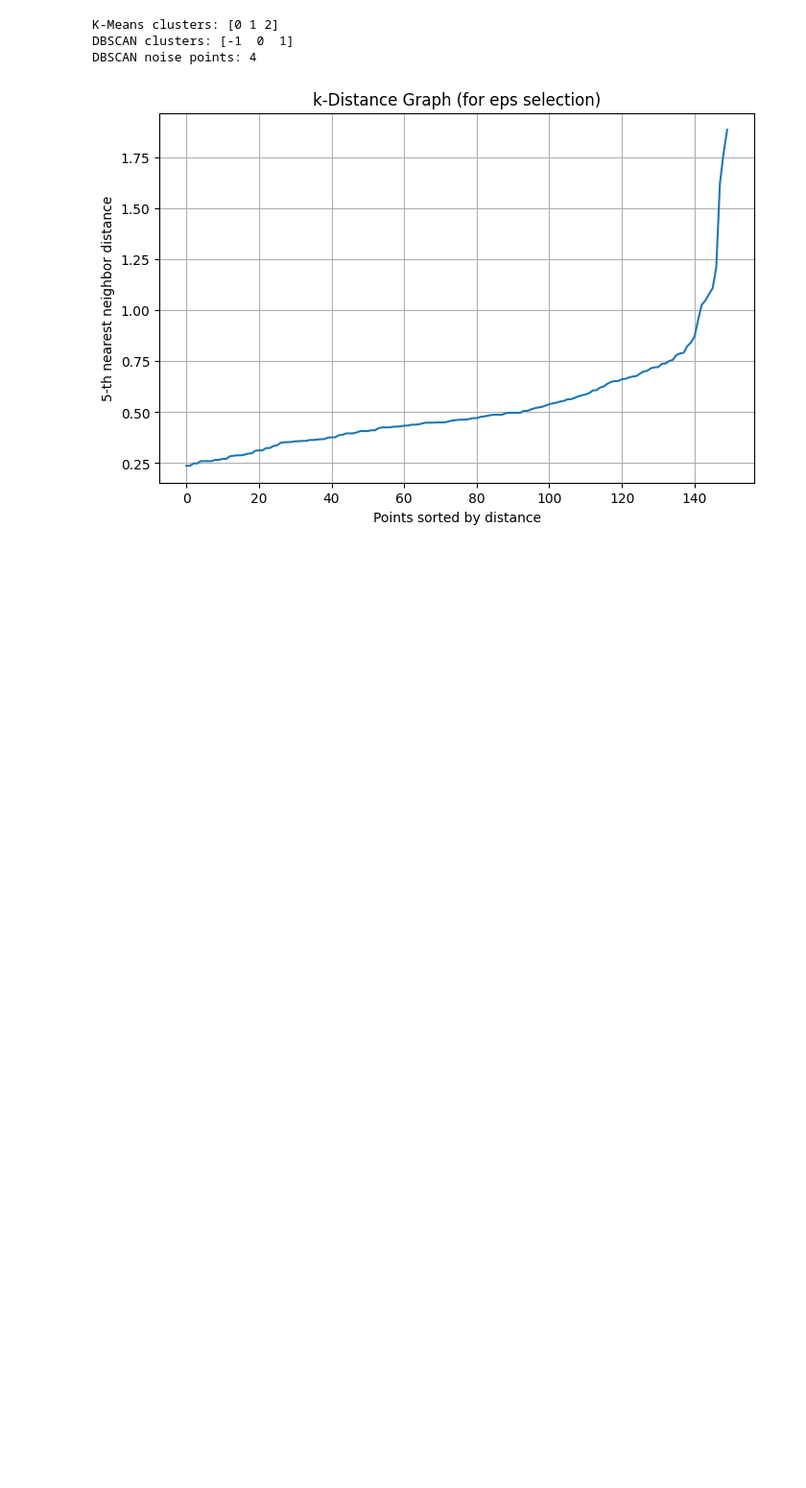
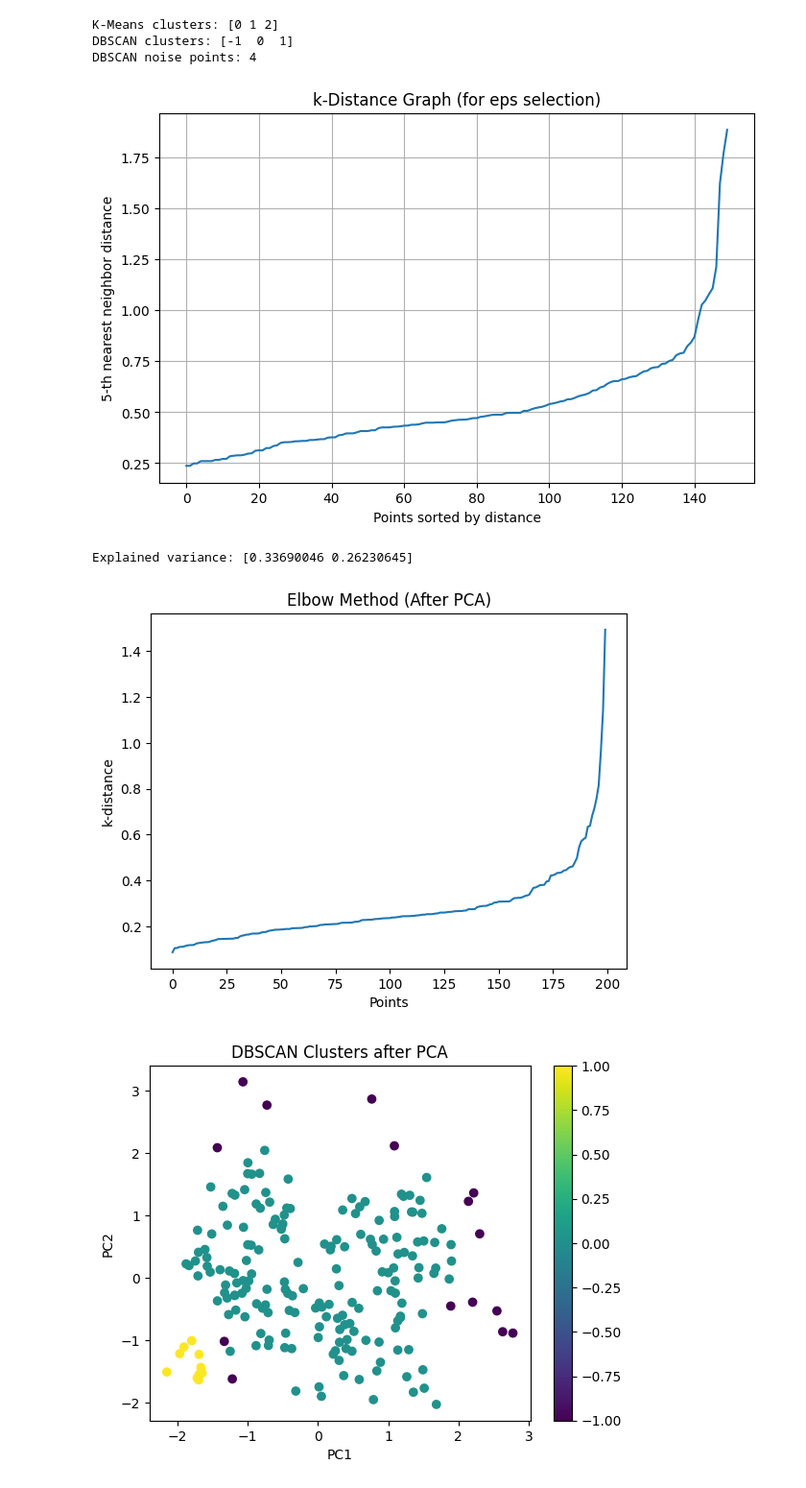
Before and after one commit to DHARSHADWARAK/PU-GenAI-Training, a Jupyter notebook: Day 7/KMeans (2).ipynb, the cells around one changed output. Shown at 96% size. Saved outputs shown, nothing was run; the diff lists cells and outputs as text; code cells hidden in the pictures; blank space fills up the shorter version.

```diff
--- a/Day 7/KMeans (2).ipynb
+++ b/Day 7/KMeans (2).ipynb
@@ -366,3 +368,83 @@ plt.grid()
 plt.show()
 # %% [output]
 [figure]
+# %%
+# 🔹 1. Import libraries
+import pandas as pd
+import numpy as np
+import matplotlib.pyplot as plt
+
+from sklearn.preprocessing import StandardScaler, LabelEncoder
+from sklearn.decomposition import PCA
+from sklearn.neighbors import NearestNeighbors
+from sklearn.cluster import DBSCAN
+
+# 🔹 2. Load dataset
+df = pd.read_csv("Mall_Customers.csv")
+
+# 🔹 3. Encode Gender
+le = LabelEncoder()
+df['Gender'] = le.fit_transform(df['Gender'])
+
+# 🔹 4. Select features
+X = df[['Age', 'Gender', 'Annual Income (k$)', 'Spending Score (1-100)']]
+
+# 🔹 5. Scale data
+scaler = StandardScaler()
+X_scaled = scaler.fit_transform(X)
+
+# 🔹 6. Apply PCA (reduce to 2D)
+pca = PCA(n_components=2)
+X_pca = pca.fit_transform(X_scaled)
+
+print("Explained variance:", pca.explained_variance_ratio_)
+
+# 🔹 7. Find eps using k-distance
+k = 4   # now dimensions = 2 → 2 * 2 = 4
+
+neighbors = NearestNeighbors(n_neighbors=k)
+neighbors_fit = neighbors.fit(X_pca)
+
+distances, indices = neighbors_fit.kneighbors(X_pca)
+distances = np.sort(distances[:, k-1])
+
+# 🔹 8. Plot k-distance graph
+plt.figure()
+plt.plot(distances)
+plt.xlabel("Points")
+plt.ylabel("k-distance")
+plt.title("Elbow Method (After PCA)")
+plt.show()
+
+# 🔹 👉 Choose eps from graph
+eps_value = 0.4
+
+# 🔹 9. Apply DBSCAN on PCA data
+dbscan = DBSCAN(eps=eps_value, min_samples=k)
+labels = dbscan.fit_predict(X_pca)
+
+df['Cluster'] = labels
+
+# 🔹 10. Plot clusters (clean 2D!)
+plt.figure()
+
+# plot clusters
+plt.scatter(
+    X_pca[:, 0],
+    X_pca[:, 1],
+    c=labels
+)
+
+plt.title("DBSCAN Clusters after PCA")
+plt.xlabel("PC1")
+plt.ylabel("PC2")
+plt.colorbar()
+plt.show()
+
+# 🔹 11. Summary
+print("Clusters:", len(set(labels)) - (1 if -1 in labels else 0))
+print("Noise points:", list(labels).count(-1))
+# %% [output]
+Explained variance: [0.33690046 0.26230645]
+[figure, added]
+[figure, added]
```
Also changed, not shown: parts of 2 cells of this notebook, 1 other file.
